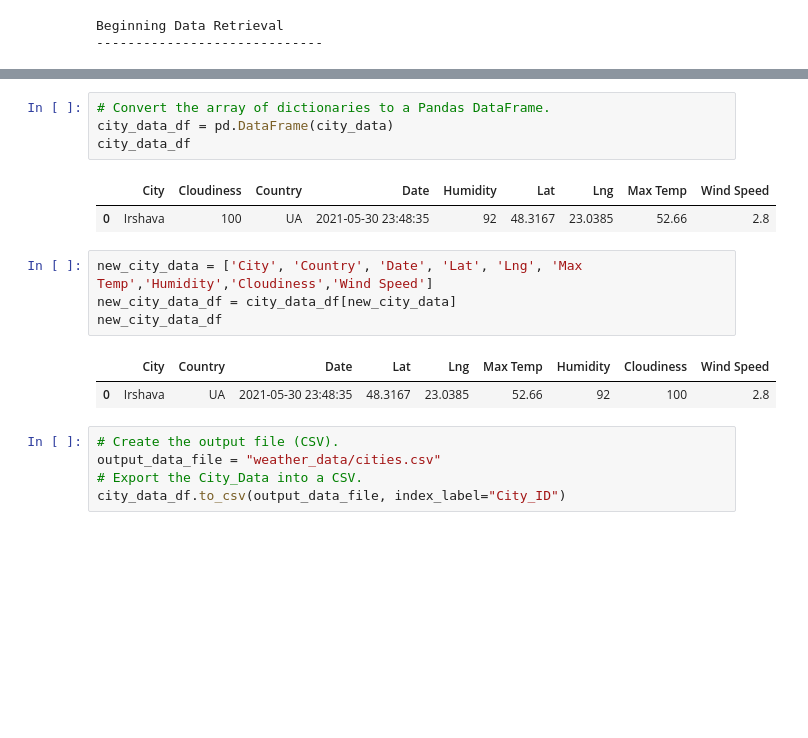
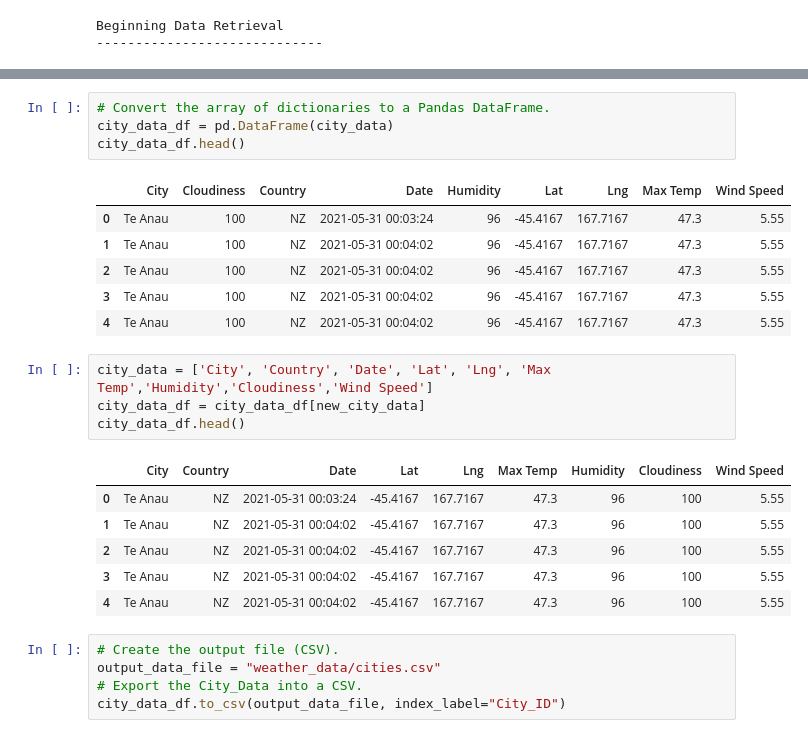
Before and after one commit to abir0205/World_Weather_Analysis, a Jupyter notebook: WeatherPy.ipynb, the cells around one changed output, grey strips where cells are left out. Drawn from its saved outputs; the diff is of its cells as text; blank space fills up the shorter version.

```diff
--- a/WeatherPy.ipynb
+++ b/WeatherPy.ipynb
@@ -129,17 +143,25 @@ Data Retrieval Complete
 # %%
 # Convert the array of dictionaries to a Pandas DataFrame.
 city_data_df = pd.DataFrame(city_data)
-city_data_df
+city_data_df.head()
 # %% [output]
 |  | City | Cloudiness | Country | Date | Humidity | Lat | Lng | Max Temp | Wind Speed |
-| 0 | Irshava | 100 | UA | 2021-05-30 23:48:35 | 92 | 48.3167 | 23.0385 | 52.66 | 2.8 |
+| 0 | Te Anau | 100 | NZ | 2021-05-31 00:03:24 | 96 | -45.4167 | 167.7167 | 47.3 | 5.55 |
+| 1 | Te Anau | 100 | NZ | 2021-05-31 00:04:02 | 96 | -45.4167 | 167.7167 | 47.3 | 5.55 |
+| 2 | Te Anau | 100 | NZ | 2021-05-31 00:04:02 | 96 | -45.4167 | 167.7167 | 47.3 | 5.55 |
+| 3 | Te Anau | 100 | NZ | 2021-05-31 00:04:02 | 96 | -45.4167 | 167.7167 | 47.3 | 5.55 |
+| 4 | Te Anau | 100 | NZ | 2021-05-31 00:04:02 | 96 | -45.4167 | 167.7167 | 47.3 | 5.55 |
 # %%
-new_city_data = ['City', 'Country', 'Date', 'Lat', 'Lng', 'Max Temp','Humidity','Cloudiness','Wind Speed']
-new_city_data_df = city_data_df[new_city_data]
-new_city_data_df
+city_data = ['City', 'Country', 'Date', 'Lat', 'Lng', 'Max Temp','Humidity','Cloudiness','Wind Speed']
+city_data_df = city_data_df[new_city_data]
+city_data_df.head()
 # %% [output]
 |  | City | Country | Date | Lat | Lng | Max Temp | Humidity | Cloudiness | Wind Speed |
-| 0 | Irshava | UA | 2021-05-30 23:48:35 | 48.3167 | 23.0385 | 52.66 | 92 | 100 | 2.8 |
+| 0 | Te Anau | NZ | 2021-05-31 00:03:24 | -45.4167 | 167.7167 | 47.3 | 96 | 100 | 5.55 |
+| 1 | Te Anau | NZ | 2021-05-31 00:04:02 | -45.4167 | 167.7167 | 47.3 | 96 | 100 | 5.55 |
+| 2 | Te Anau | NZ | 2021-05-31 00:04:02 | -45.4167 | 167.7167 | 47.3 | 96 | 100 | 5.55 |
+| 3 | Te Anau | NZ | 2021-05-31 00:04:02 | -45.4167 | 167.7167 | 47.3 | 96 | 100 | 5.55 |
+| 4 | Te Anau | NZ | 2021-05-31 00:04:02 | -45.4167 | 167.7167 | 47.3 | 96 | 100 | 5.55 |
 # %%
 # Create the output file (CSV).
 output_data_file = "weather_data/cities.csv"
```
Also changed, not shown: parts of 6 cells of this notebook, 2 other files.
